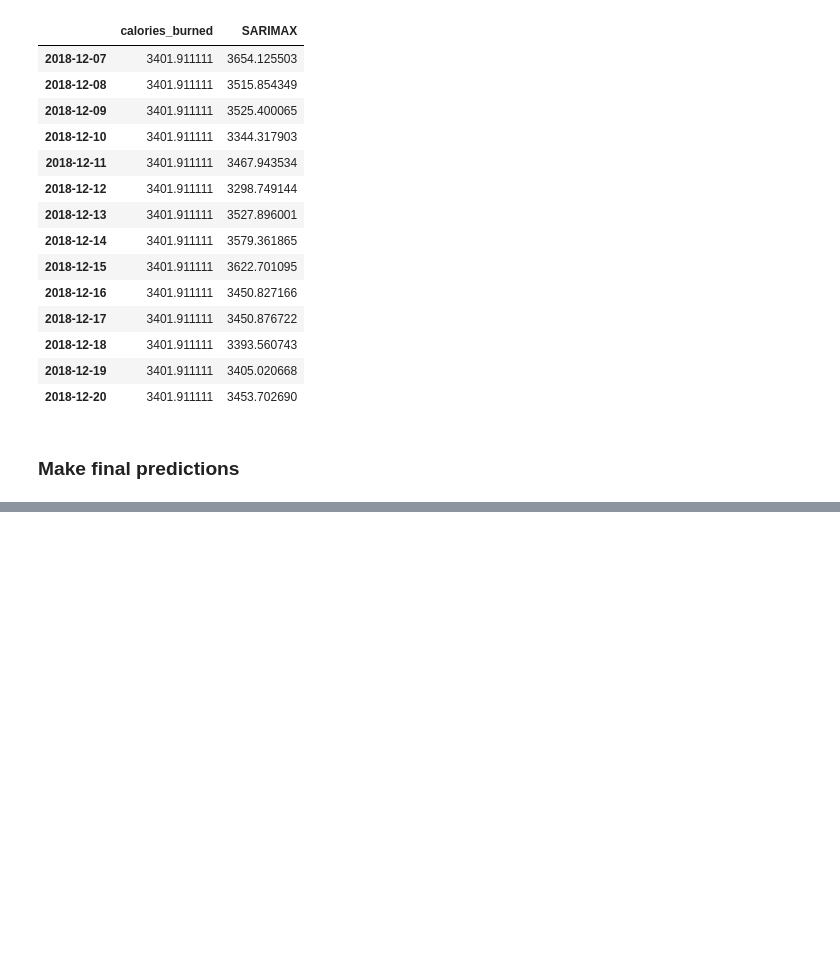
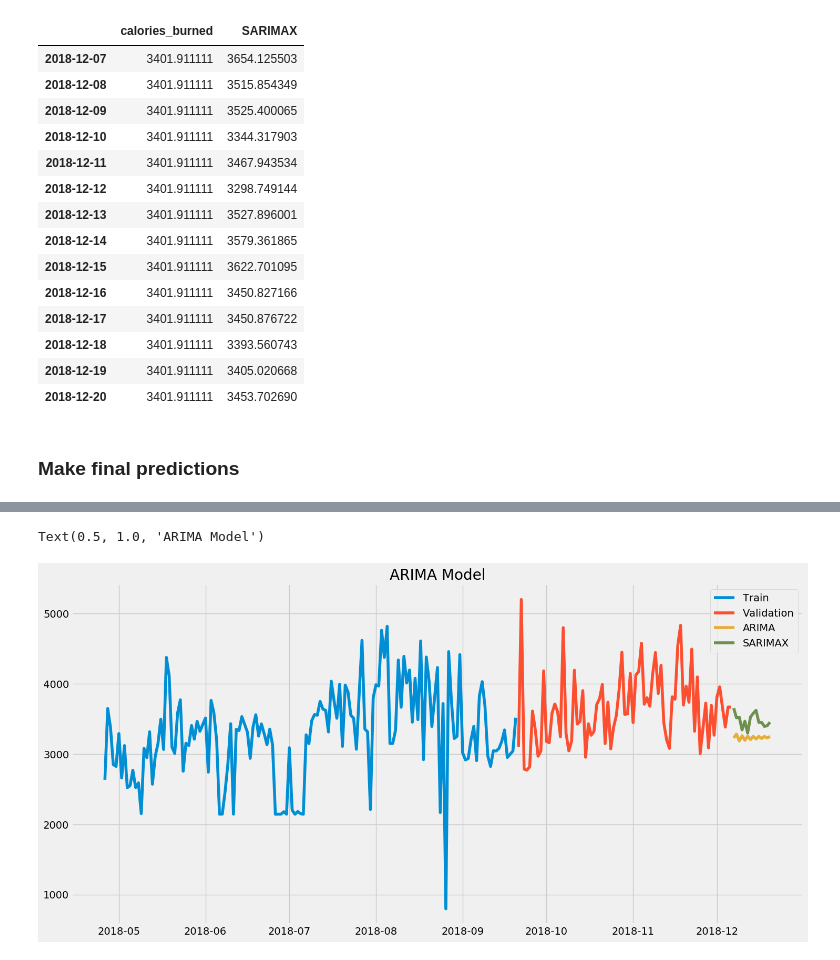
Before and after one commit to jesseanddd/fitbit, a Jupyter notebook: jesse_fitbit.ipynb, the cells around one changed output, grey strips where cells are left out. Drawn from its saved outputs; the diff is of its cells as text; code cells hidden in the pictures; blank space fills up the shorter version.

Commit message:
Finished predictions for SARIMAX and ARIMA

```diff
--- a/jesse_fitbit.ipynb
+++ b/jesse_fitbit.ipynb
@@ -973,8 +991,5 @@ y_hat_avg2
 # %%
-plt.figure(figsize = (16,8))
-model = ARIMA(y_hat_avg2.calories_burned, order=(2, 1, 2))
+# plt.figure(figsize = (16,8))
+model = ARIMA(train['calories_burned'], order=(2, 1, 2))
 results_ARIMA = model.fit(disp=-1)
-plt.plot(train_log_diff.dropna(),  label='Original')
-plt.plot(results_ARIMA.fittedvalues, color='red', label='Predicted')
-plt.legend(loc='best')
-plt.show()
+forecast = results_ARIMA.forecast(steps=14)[0]
@@ -983,0 +996,2 @@ LinAlgError: SVD did not converge
+# %%
+y_hat_avg2['ARIMA'] = forecast
@@ -983,0 +1016,11 @@ LinAlgError: SVD did not converge
+# %%
+plt.figure(figsize=(16,8))
+plt.plot(train, label = "Train")
+plt.plot(test, label = "Validation")
+plt.plot(y_hat_avg2['ARIMA'], label ="ARIMA")
+plt.plot(y_hat_avg2['SARIMAX'], label ="SARIMAX")
+plt.legend(loc = "best")
+plt.title("ARIMA Model")
+# %% [output]
+Text(0.5, 1.0, 'ARIMA Model')
+[figure, added]
```
Also changed, not shown: parts of 5 cells of this notebook.
